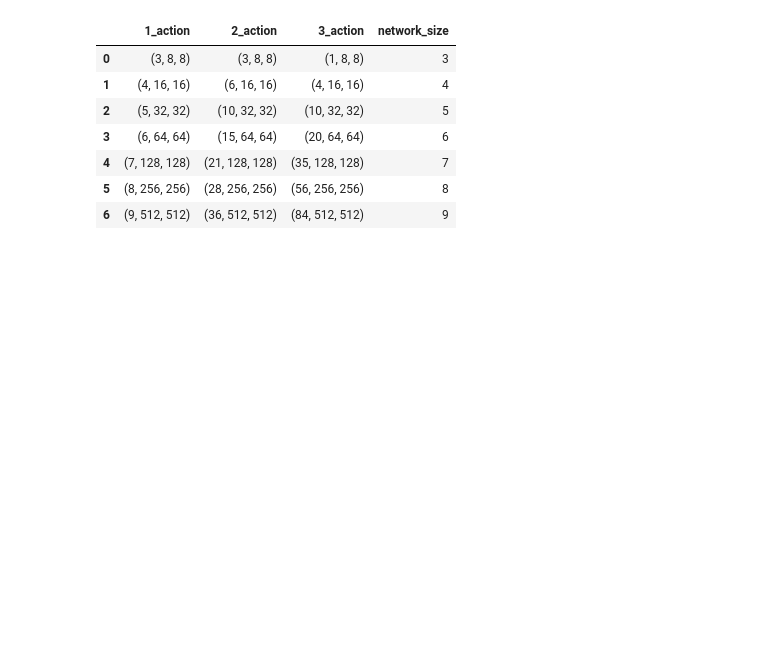
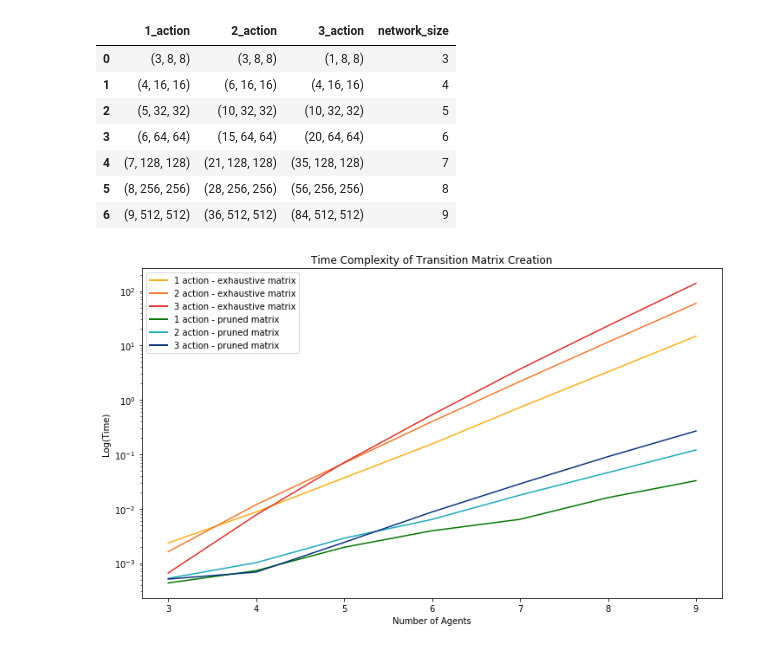
Before and after one commit to gpestre/CS182-final-project, a Jupyter notebook: notebooks/mdp_example.ipynb, the cells around one changed output. Saved outputs shown, nothing was run; the diff lists cells and outputs as text; code cells hidden in the pictures; blank space fills up the shorter version.

Commit message:
Added the chart which clearly shows the time complexity of building a full MDP type transition matrix for just 9 nodes

```diff
--- a/notebooks/mdp_example.ipynb
+++ b/notebooks/mdp_example.ipynb
@@ -358,6 +358,33 @@ problem_sizes
 | 4 | (7, 128, 128) | (21, 128, 128) | (35, 128, 128) | 7 |
 | 5 | (8, 256, 256) | (28, 256, 256) | (56, 256, 256) | 8 |
 | 6 | (9, 512, 512) | (36, 512, 512) | (84, 512, 512) | 9 |
+# %%
+custom_legend3 = [Line2D([0], [0], color="#fbae17", lw=2, label="1 action - exhaustive matrix"),
+                  Line2D([0], [0], color="#f7772c", lw=2, label="2 action - exhaustive matrix"),
+                  Line2D([0], [0], color="#db2f27", lw=2, label="3 action - exhaustive matrix"),
+                  Line2D([0], [0], color="#007500", lw=2, label="1 action - pruned matrix"),
+                  Line2D([0], [0], color="#1aa9bc", lw=2, label="2 action - pruned matrix"),
+                  Line2D([0], [0], color="#08327d", lw=2, label="3 action - pruned matrix")]
+
+plt.figure(figsize=(12,7))
+
+plt.plot(ex_fast_results['network_size'], ex_fast_results['1_action'], color="#fbae17")
+plt.plot(ex_fast_results['network_size'], ex_fast_results['2_action'], color="#f7772c")
+plt.plot(ex_fast_results['network_size'], ex_fast_results['3_action'], color="#db2f27")
+
+plt.plot(pruned_results['network_size'], pruned_results['1_action'], color="#007500")
+plt.plot(pruned_results['network_size'], pruned_results['2_action'], color="#1aa9bc")
+plt.plot(pruned_results['network_size'], pruned_results['3_action'], color="#08327d")
+
+plt.yscale('log')
+plt.xlabel("Number of Agents")
+plt.ylabel("Log(Time)")
+plt.title("Time Complexity of Transition Matrix Creation")
+plt.legend(handles=custom_legend3)
+plt.savefig('../data/images/transition_matrix_calculation_timing_graph.png')
+plt.show()
+# %% [output]
+[figure, added]
 # %%
 # fig, ax5 = plt.subplots(figsize=(10,7))
 # env_test.plot_network_graph(ax=ax5)
```
